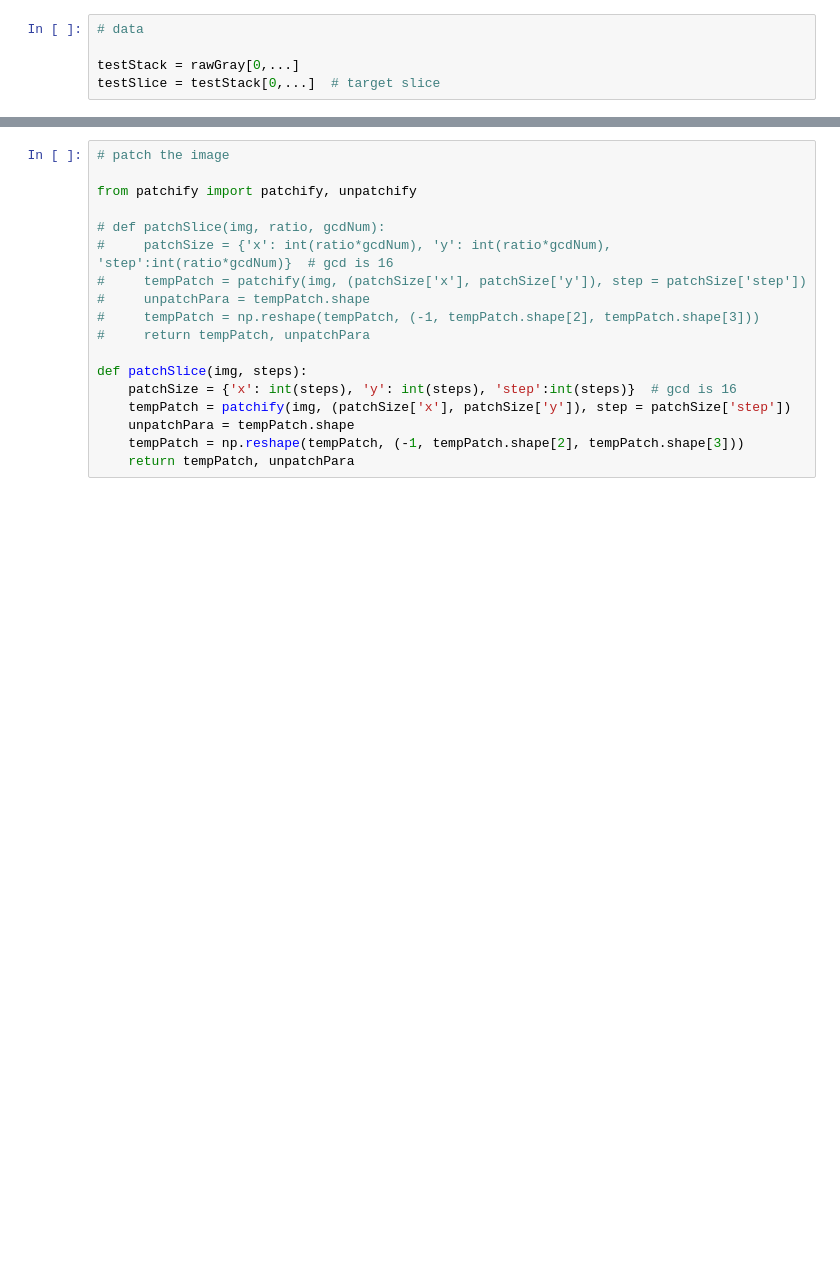
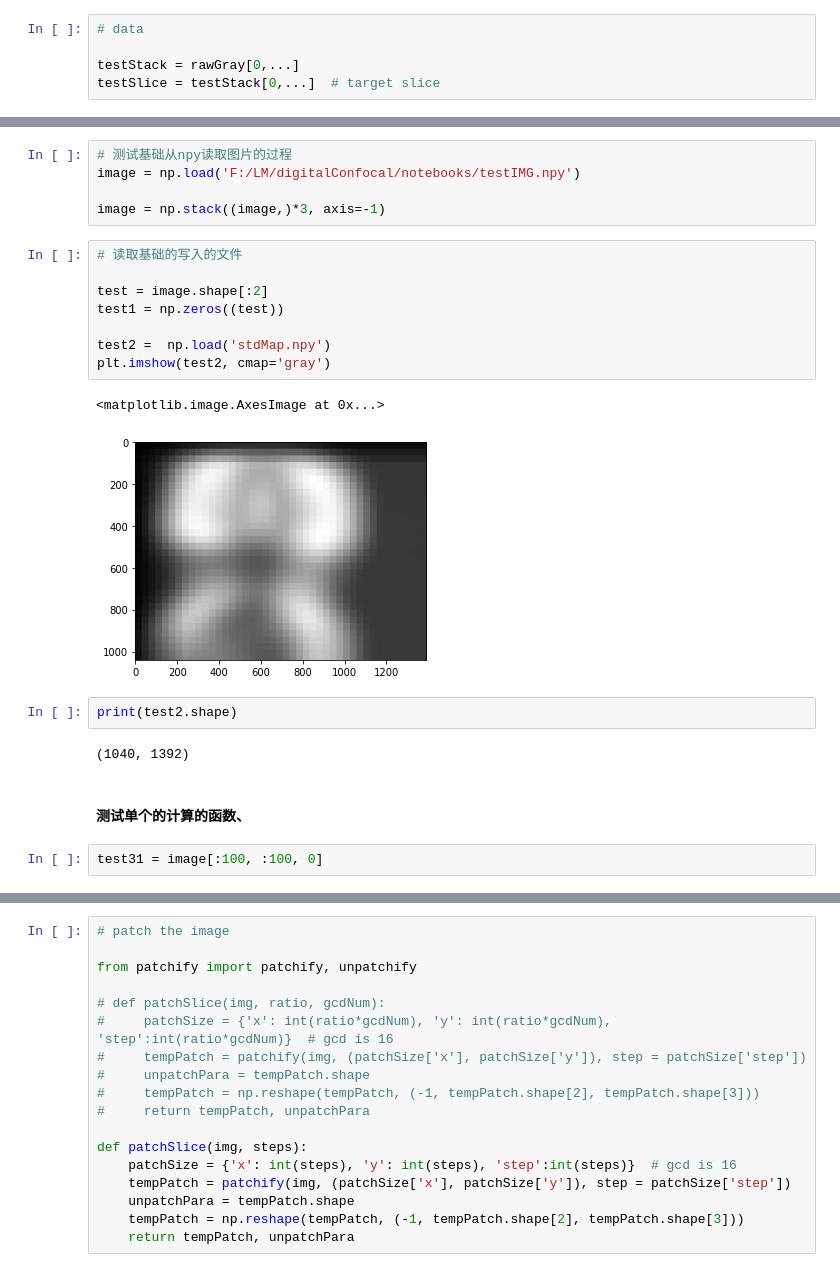
Before and after one commit to leeroyhannover/LM, a Jupyter notebook: digitalConfocal/notebooks/focalMaps-slide_demo.ipynb, the cells around one changed output, grey strips where cells are left out. Saved outputs shown, nothing was run; the diff lists cells and outputs as text; blank space fills up the shorter version.

```diff
--- a/digitalConfocal/notebooks/focalMaps-slide_demo.ipynb
+++ b/digitalConfocal/notebooks/focalMaps-slide_demo.ipynb
@@ -42,0 +49,24 @@ testSlice = testStack[0,...]  # target slice
+# %%
+# 测试基础从npy读取图片的过程
+image = np.load('F:/LM/digitalConfocal/notebooks/testIMG.npy')
+
+image = np.stack((image,)*3, axis=-1)
+# %%
+# 读取基础的写入的文件
+
+test = image.shape[:2]
+test1 = np.zeros((test))
+
+test2 =  np.load('stdMap.npy')
+plt.imshow(test2, cmap='gray')
+# %% [output]
+<matplotlib.image.AxesImage at 0x...>
+[figure, added]
+# %%
+print(test2.shape)
+# %% [output]
+(1040, 1392)
+# %% [markdown]
+#### 测试单个的计算的函数、
+# %%
+test31 = image[:100, :100, 0]
```
Also changed, not shown: parts of 3 cells of this notebook, 6 other files.
